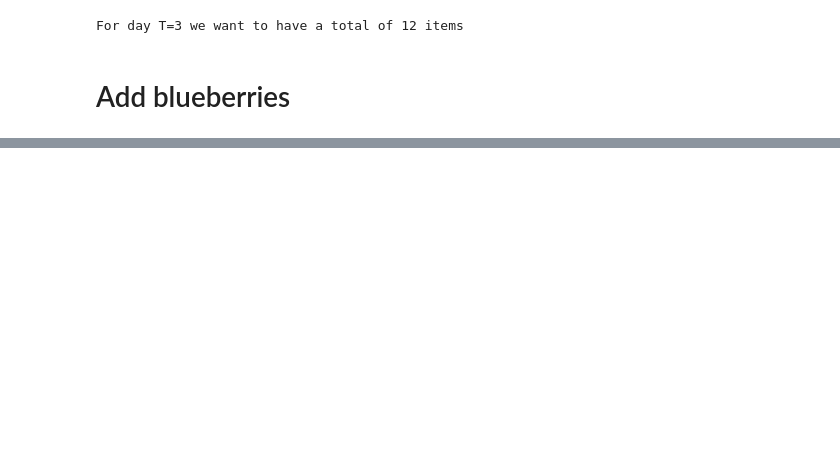
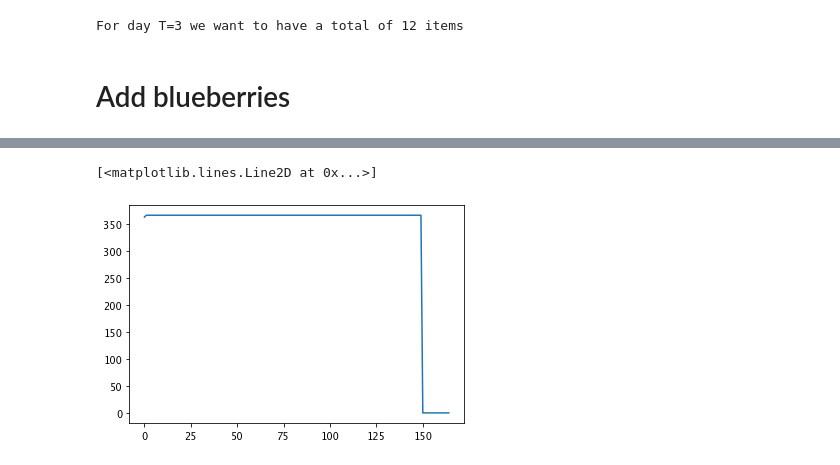
Before and after one commit to jonhilgart22/perishable_food_optimization, a Jupyter notebook: notebooks/afresh_code_updated.ipynb, the cells around one changed output, grey strips where cells are left out. Cells and saved outputs as stored; diff of their text form; code cells hidden in the pictures; blank space fills up the shorter version.

```diff
--- a/notebooks/afresh_code_updated.ipynb
+++ b/notebooks/afresh_code_updated.ipynb
@@ -607,0 +668,5 @@ explain_array.sum()
+# %%
+plt.plot(explain_array[0, :, 0, 2]) # inventory cost
+# %% [output]
+[<matplotlib.lines.Line2D at 0x...>]
+[figure, added]
```
Also changed, not shown: parts of 37 cells of this notebook.
